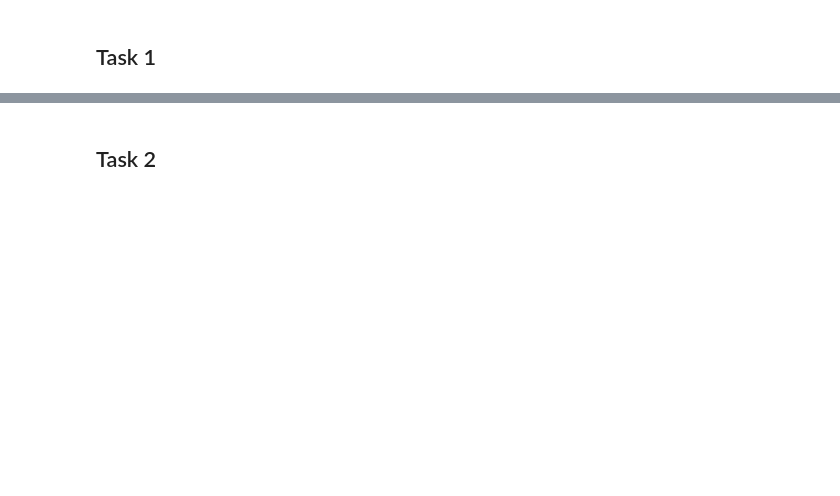
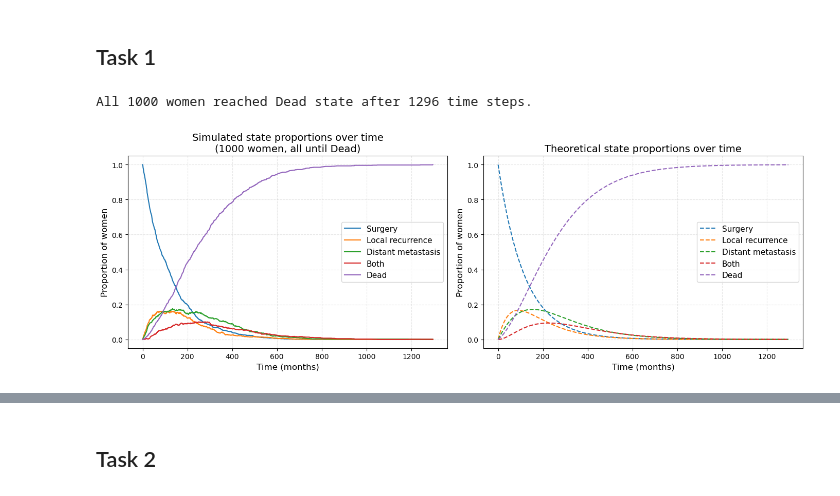
Before and after one commit to markus1573/stokastisk-simulering, a Jupyter notebook: project1_code.ipynb, the cells around one changed output, grey strips where cells are left out. Saved outputs shown, nothing was run; the diff lists cells and outputs as text; code cells hidden in the pictures; blank space fills up the shorter version.

```diff
--- a/project1_code.ipynb
+++ b/project1_code.ipynb
@@ -26,4 +28,79 @@ plt.rcParams.update({
 # %% [markdown]
 ## Task 1
 # %%
-# Gertrud
+np.random.seed(42)  # for reproducibility
+P = np.array([
+    [0.9915, 0.0050, 0.0025, 0.0000, 0.0010],
+    [0.0000, 0.9860, 0.0050, 0.0040, 0.0050],
+    [0.0000, 0.0000, 0.9920, 0.0030, 0.0050],
+    [0.0000, 0.0000, 0.0000, 0.9910, 0.0090],
+    [0.0000, 0.0000, 0.0000, 0.0000, 1.0000],
+], dtype=float)
+
+n_women = 1000
+X0 = 0
+n_states = P.shape[0]
+DEAD = n_states - 1
+
+def sim_cancer_markov_until_all_dead(P, n_women, X0=0):
+    current = np.full(n_women, X0, dtype=int)
+    history = [current.copy()]
+
+    while not np.all(current == DEAD):
+        next_state = np.array([
+            np.random.choice(P.shape[0], p=P[current[w]])
+            for w in range(n_women)
+        ])
+        # Once dead, stay dead
+        current = np.where(current == DEAD, DEAD, next_state)
+        history.append(current.copy())
+
+    return np.array(history).T  # shape: (n_women, T+1)
+
+states_over_time = sim_cancer_markov_until_all_dead(P, n_women, X0)
+T = states_over_time.shape[1] - 1
+print(f"All {n_women} women reached Dead state after {T} time steps.")
+# %% [output]
+All 1000 women reached Dead state after 1296 time steps.
+# %%
+np.random.seed(42)
+state_labels = ["Surgery", "Local recurrence", "Distant metastasis", "Both", "Dead"]
+
+# Simulated proportions: fraction of women in each state at each time step
+proportions = np.zeros((T + 1, n_states))
+for t in range(T + 1):
+    for s in range(n_states):
+        proportions[t, s] = np.sum(states_over_time[:, t] == s) / n_women
+
+# Theoretical proportions via matrix power: pi(t) = pi(0) @ P^t (from project beskrivelse)
+pi = np.zeros((T + 1, n_states))
+pi[0, X0] = 1.0
+Pt = np.eye(n_states)
+for t in range(1, T + 1):
+    Pt = Pt @ P
+    pi[t] = pi[0] @ Pt
+
+time = np.arange(T + 1)
+
+fig, axes = plt.subplots(1, 2, figsize=(14, 5))
+
+for s in range(n_states):
+    axes[0].plot(time, proportions[:, s], label=state_labels[s])
+axes[0].set_title(f"Simulated state proportions over time\n({n_women} women, all until Dead)")
+axes[0].set_xlabel("Time (months)")
+axes[0].set_ylabel("Proportion of women")
+axes[0].legend(loc="center right")
+axes[0].grid(True, alpha=0.3)
+
+for s in range(n_states):
+    axes[1].plot(time, pi[:, s], linestyle="--", label=state_labels[s])
+axes[1].set_title("Theoretical state proportions over time")
+axes[1].set_xlabel("Time (months)")
+axes[1].set_ylabel("Proportion of women")
+axes[1].legend(loc="center right")
+axes[1].grid(True, alpha=0.3)
+
+plt.tight_layout()
+plt.show()
+# %% [output]
+[figure, added]
```
Also changed, not shown: parts of 12 cells of this notebook.
